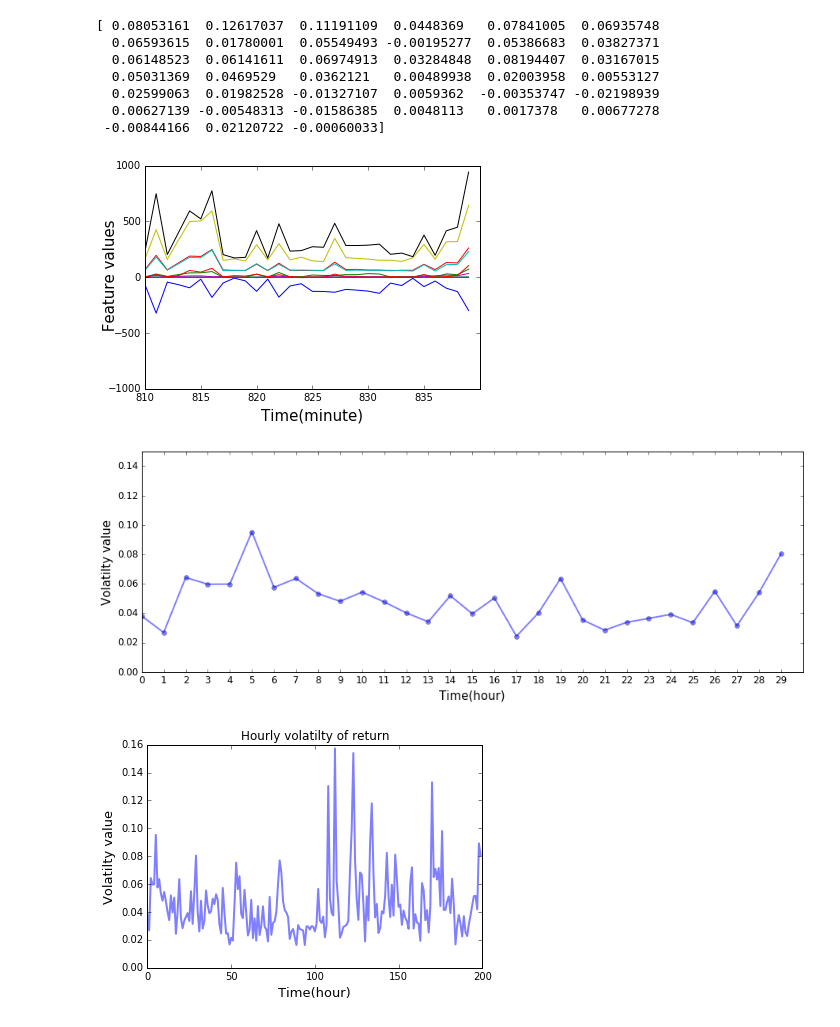
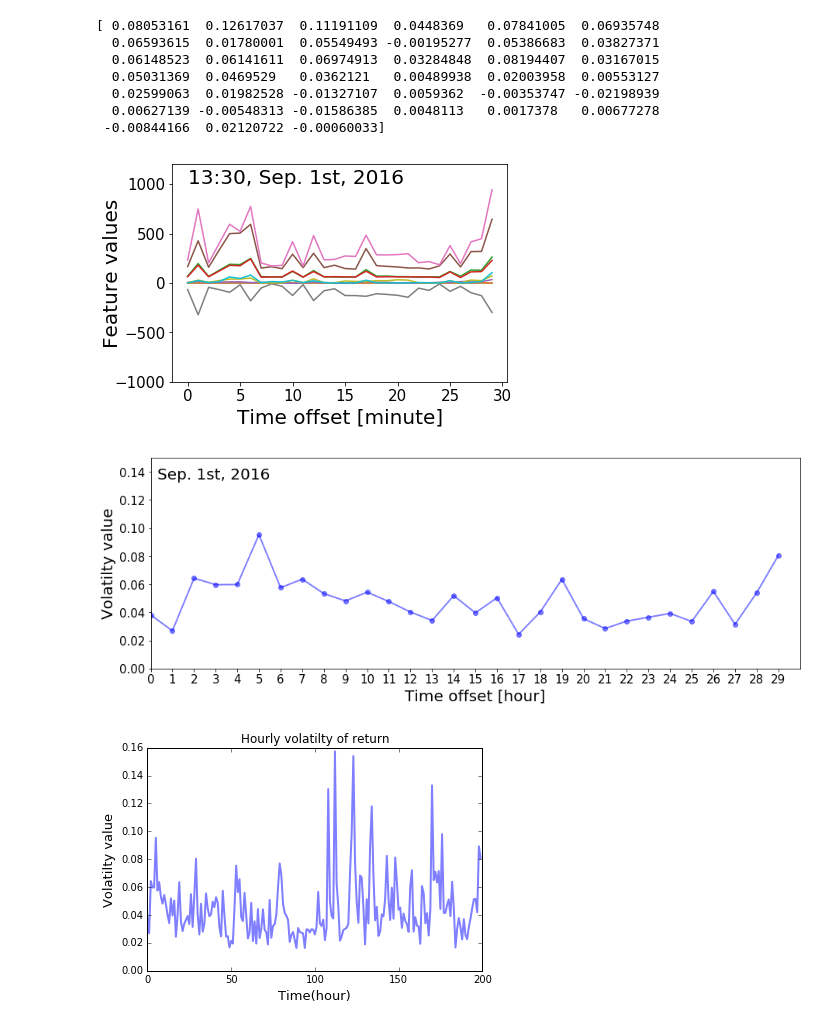
Before and after one commit to weilai0980/mixture_models_crypto, a Jupyter notebook: data_analysis.ipynb, the cells around one changed output. Saved outputs shown, nothing was run; the diff lists cells and outputs as text; code cells hidden in the pictures.

```diff
--- a/data_analysis.ipynb
+++ b/data_analysis.ipynb
@@ -74,33 +74,36 @@ print tmp_pacfb
 # %%
 # FIGURE
 
 # order book to feature series
 
 tmp = features_minu[500:530]
 
 np.shape(tmp)
 
 fig, ax = plt.subplots()
-ax.plot(np.arange(810, 840),tmp)
+ax.plot(np.arange(0, 30),tmp)
 # , 'g', marker='o')
 #         ,  marker='o', linestyle='--', label = 'Auto-correlation', color = 'b')
 # plt.title("Order book data from one minute")
 # ax.set_ylim([-50, 400])
 
-ax.xaxis.set_tick_params(labelsize=10)
-ax.yaxis.set_tick_params(labelsize=10)
-ax.set_ylim([-1000, 1000])
+ax.xaxis.set_tick_params(labelsize=15)
+ax.yaxis.set_tick_params(labelsize=15)
+ax.set_ylim([-1000, 1200])
 
-ax.xaxis.set_ticks(np.arange(810, 840, 5));
+ax.xaxis.set_ticks(np.arange(0, 35, 5));
 
-ax.set_xlabel('Time(minute)', fontsize=15)
-ax.set_ylabel(' Feature values', fontsize=15)
+ax.set_xlabel('Time offset [minute]', fontsize=20)
+ax.set_ylabel('Feature values', fontsize=20)
 # ax.legend(loc=2)
-ax.yaxis.set_label_coords(-0.08, 0.5)
+ax.yaxis.set_label_coords(-0.15, 0.5)
 
-fig.savefig('/media/guo/System/Users/guoti/tian-work-2017/paper_bc/figures/ob_series.jpg')
+ax.text(0, 1000, '13:30, Sep. 1st, 2016', fontsize=20)
+
+
+fig.savefig('/media/guo/System/Users/guoti/tian-work-2017/paper_bc/figures/ob_series.eps')
 # %% [output]
-[figure, old version]
+[figure, new version]
 # %%
 # FIGURE
 
@@ -117,17 +120,19 @@ ax.plot(x, rvol_hour[:30], c="b", alpha=0.5, label="Luck",  marker='o', linewidt
 # plt.title("Hourly volatilty of return")
 
 ax.xaxis.set_ticks(np.arange(0, 30))
-ax.xaxis.set_tick_params(labelsize=12)
-ax.yaxis.set_tick_params(labelsize=12)
+ax.xaxis.set_tick_params(labelsize=15)
+ax.yaxis.set_tick_params(labelsize=15)
 
-# ax.set_xlim([-5,55])
+ax.set_xlim([0,30])
 ax.set_ylim([0,0.15])
-ax.set_ylabel('Volatilty value', fontsize=15)
-ax.set_xlabel('Time(hour)', fontsize=15)
+ax.set_ylabel('Volatilty value', fontsize=20)
+ax.set_xlabel('Time offset [hour]', fontsize=20)
 
-fig.savefig('/media/guo/System/Users/guoti/tian-work-2017/paper_bc/figures/vol_minu.jpg')
+ax.text(0.3, 0.135, 'Sep. 1st, 2016', fontsize=20)
+
+fig.savefig('/media/guo/System/Users/guoti/tian-work-2017/paper_bc/figures/vol_minu.eps')
 # %% [output]
-[figure, old version]
+[figure, new version]
 # %%
 # FIGURE
 
```
Also changed, not shown: parts of 1 cell of this notebook, 5 other files.
